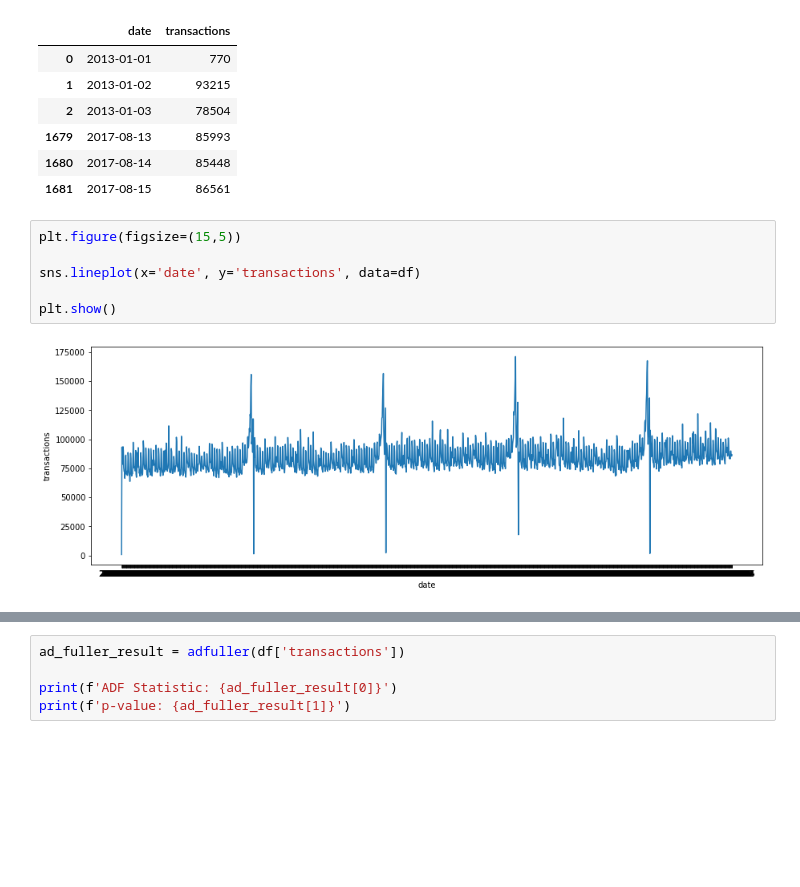
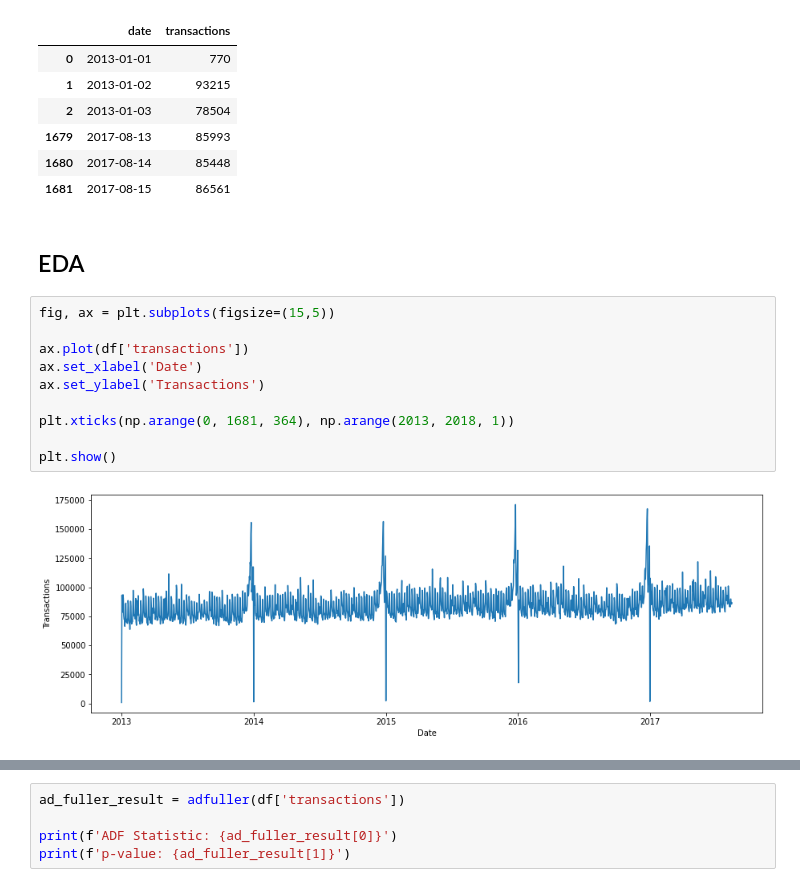
Before and after one commit to SZhafiri/Forecasting, a Jupyter notebook: Sales Store/Transaction_SARIMA.ipynb, the cells around one changed output, grey strips where cells are left out. Saved outputs shown, nothing was run; the diff lists cells and outputs as text; blank space fills up the shorter version.

```diff
--- a/Sales Store/Transaction_SARIMA.ipynb
+++ b/Sales Store/Transaction_SARIMA.ipynb
@@ -26,11 +23,17 @@ df.head(3).append(df.tail(3))
 | 1679 | 2017-08-13 | 85993 |
 | 1680 | 2017-08-14 | 85448 |
 | 1681 | 2017-08-15 | 86561 |
-# %%
-plt.figure(figsize=(15,5))
-
-sns.lineplot(x='date', y='transactions', data=df)
-
-plt.show()
-# %% [output]
-[figure, removed]
+# %% [markdown]
+## EDA
+# %%
+fig, ax = plt.subplots(figsize=(15,5))
+
+ax.plot(df['transactions'])
+ax.set_xlabel('Date')
+ax.set_ylabel('Transactions')
+
+plt.xticks(np.arange(0, 1681, 364), np.arange(2013, 2018, 1))
+
+plt.show()
+# %% [output]
+[figure, added]
```
Also changed, not shown: parts of 16 cells of this notebook.
